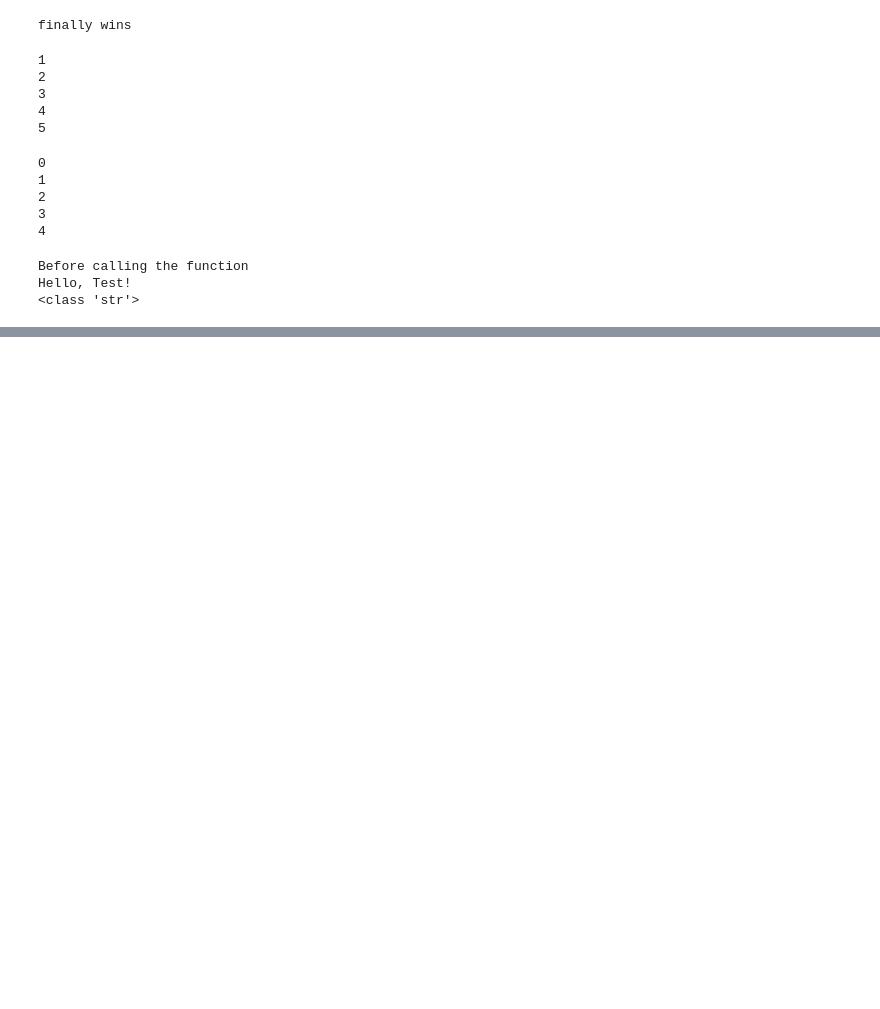
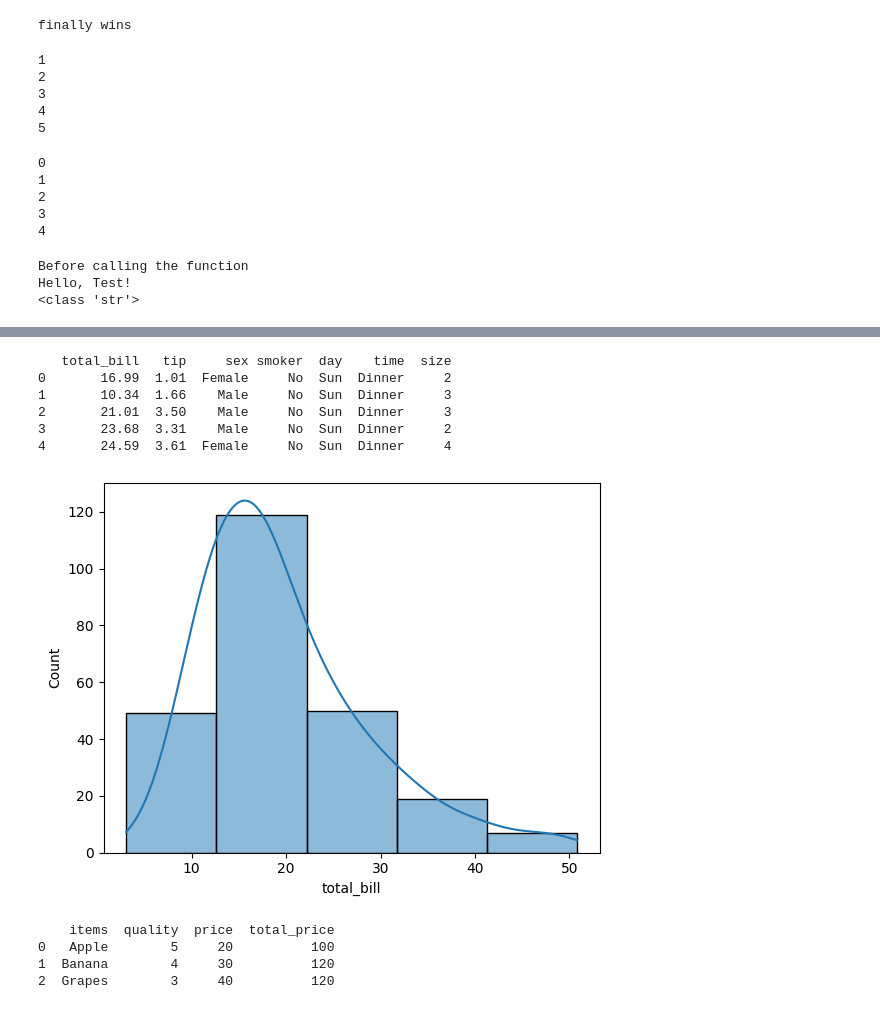
Before and after one commit to BinalPatel29/Exercise-with-python, a Jupyter notebook: Questions/easy.ipynb, the cells around one changed output, grey strips where cells are left out. Cells and saved outputs as stored; diff of their text form; code cells hidden in the pictures; blank space fills up the shorter version.

```diff
--- a/Questions/easy.ipynb
+++ b/Questions/easy.ipynb
@@ -354,0 +391,30 @@ Hello, Test!
+# %%
+# Using Seaborn, create a histogram for a numeric column in a dataset.
+import matplotlib.pyplot as plt
+import seaborn as sns
+tips=sns.load_dataset("tips")
+print(tips.head(5))
+sns.histplot(tips["total_bill"],bins=5,kde=True)
+plt.show()
+# %% [output]
+   total_bill   tip     sex smoker  day    time  size
+0       16.99  1.01  Female     No  Sun  Dinner     2
+1       10.34  1.66    Male     No  Sun  Dinner     3
+2       21.01  3.50    Male     No  Sun  Dinner     3
+3       23.68  3.31    Male     No  Sun  Dinner     2
+4       24.59  3.61  Female     No  Sun  Dinner     4
+[figure, added]
+# %%
+# Add a new column to a DataFrame that calculates the total price using quantity and price columns.
+df=pd.DataFrame({
+    "items":["Apple","Banana","Grapes"],
+    "quality":[5,4,3],
+    "price":[20,30,40]
+})
+df["total_price"]=df["quality"]*df["price"]
+print(df)
+# %% [output]
+    items  quality  price  total_price
+0   Apple        5     20          100
+1  Banana        4     30          120
+2  Grapes        3     40          120
```
Also changed, not shown: parts of 4 cells of this notebook, 4 other files.
